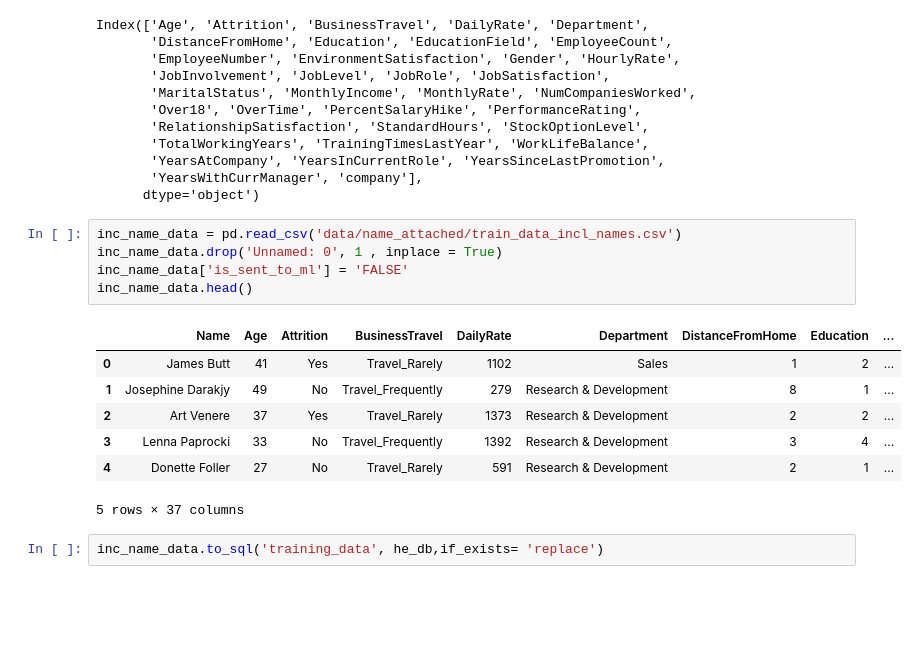
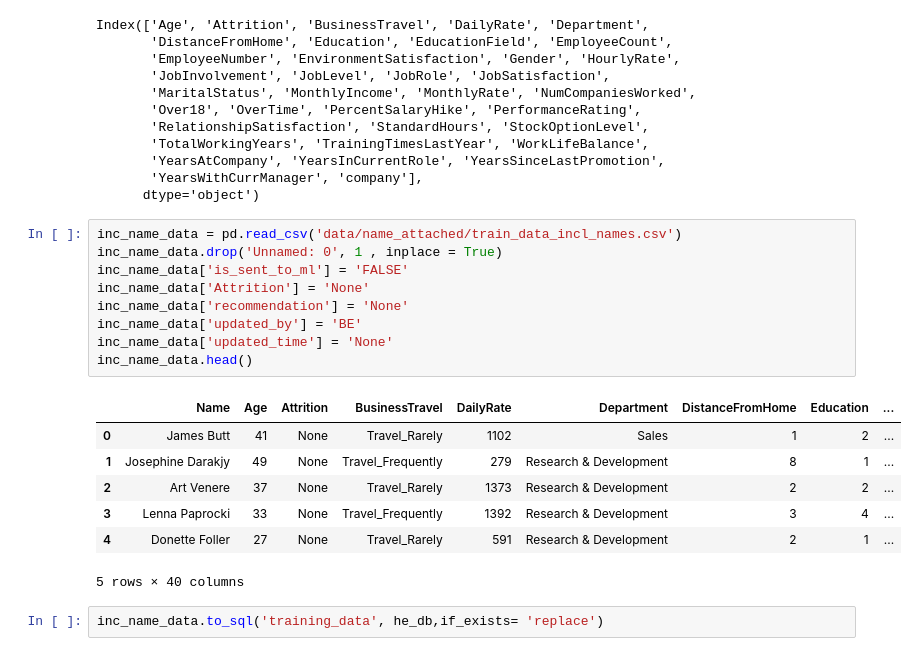
Before and after one commit to MahdiEsrafili/HR_Attrition_prediction, a Jupyter notebook: database_connection.ipynb, the cells around one changed output. Saved outputs shown, nothing was run; the diff lists cells and outputs as text; blank space fills up the shorter version.

```diff
--- a/database_connection.ipynb
+++ b/database_connection.ipynb
@@ -206,16 +206,20 @@ Index(['Age', 'Attrition', 'BusinessTravel', 'DailyRate', 'Department',
 # %%
 inc_name_data = pd.read_csv('data/name_attached/train_data_incl_names.csv')
 inc_name_data.drop('Unnamed: 0', 1 , inplace = True)
 inc_name_data['is_sent_to_ml'] = 'FALSE'
+inc_name_data['Attrition'] = 'None'
+inc_name_data['recommendation'] = 'None'
+inc_name_data['updated_by'] = 'BE'
+inc_name_data['updated_time'] = 'None'
 inc_name_data.head()
 # %% [output]
 |  | Name | Age | Attrition | BusinessTravel | DailyRate | Department | DistanceFromHome | Education | ... |
-| 0 | James Butt | 41 | Yes | Travel_Rarely | 1102 | Sales | 1 | 2 | ... |
-| 1 | Josephine Darakjy | 49 | No | Travel_Frequently | 279 | Research & Development | 8 | 1 | ... |
-| 2 | Art Venere | 37 | Yes | Travel_Rarely | 1373 | Research & Development | 2 | 2 | ... |
-| 3 | Lenna Paprocki | 33 | No | Travel_Frequently | 1392 | Research & Development | 3 | 4 | ... |
-| 4 | Donette Foller | 27 | No | Travel_Rarely | 591 | Research & Development | 2 | 1 | ... |
+| 0 | James Butt | 41 | None | Travel_Rarely | 1102 | Sales | 1 | 2 | ... |
+| 1 | Josephine Darakjy | 49 | None | Travel_Frequently | 279 | Research & Development | 8 | 1 | ... |
+| 2 | Art Venere | 37 | None | Travel_Rarely | 1373 | Research & Development | 2 | 2 | ... |
+| 3 | Lenna Paprocki | 33 | None | Travel_Frequently | 1392 | Research & Development | 3 | 4 | ... |
+| 4 | Donette Foller | 27 | None | Travel_Rarely | 591 | Research & Development | 2 | 1 | ... |
-5 rows × 37 columns
+5 rows × 40 columns
 # %%
 inc_name_data.to_sql('training_data', he_db,if_exists= 'replace')
 # %%
```
Also changed, not shown: parts of 1 cell of this notebook, 1 other file.
